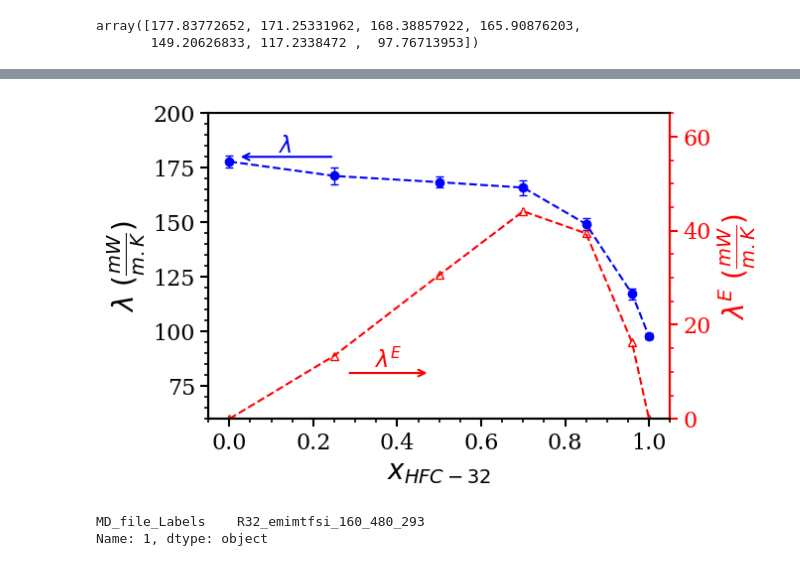
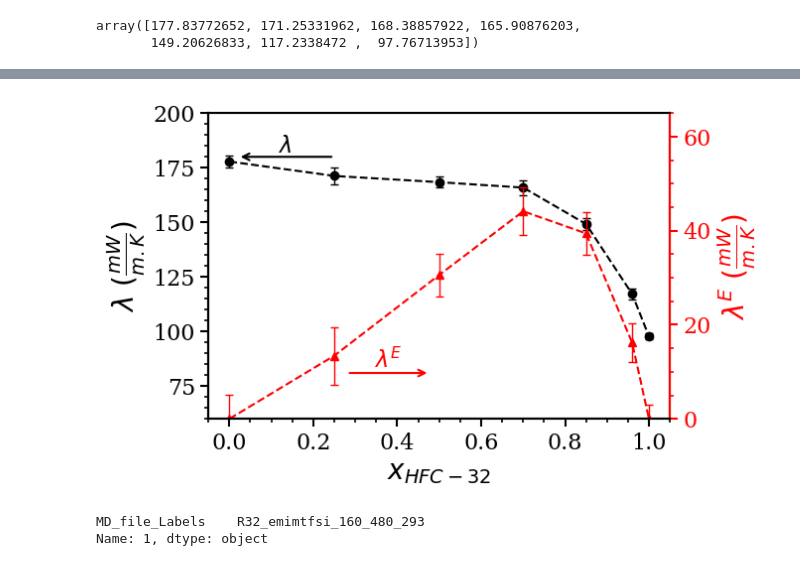
Before and after one commit to MaginnGroup/TC_Structure_ILHFC, a Jupyter notebook: Jupyter_Notebooks_and_DataSheet_Final_Plots/TC_Exp_MD_HFD.ipynb, the cells around one changed output, grey strips where cells are left out. Saved outputs shown, nothing was run; the diff lists cells and outputs as text; code cells hidden in the pictures.

```diff
--- a/Jupyter_Notebooks_and_DataSheet_Final_Plots/TC_Exp_MD_HFD.ipynb
+++ b/Jupyter_Notebooks_and_DataSheet_Final_Plots/TC_Exp_MD_HFD.ipynb
@@ -71,3 +71,13 @@ array([177.83772652, 171.25331962, 168.38857922, 165.90876203,
 def compute_excessTC(x_comp, TC_mix, TC_pureIL, TC_pureHFC):
     excessTC = TC_mix - (x_comp*TC_pureHFC + (1-x_comp)*TC_pureIL)
     return excessTC
+
+
+def compute_excessTC_volfrac_error(x_comp, TC_pureIL, TC_pureHFC, err_x_comp, err_TC_mix, err_TC_pureIL, err_TC_pureHFC):
+    err_excess_TC = err_TC_mix + np.abs(TC_pureIL - TC_pureHFC)*err_x_comp + x_comp*err_TC_pureHFC + np.abs(1-x_comp)*err_TC_pureIL
+    return err_excess_TC
+
+
+def compute_excessTC_molfrac_error(x_comp, TC_pureIL, TC_pureHFC, err_TC_mix, err_TC_pureIL, err_TC_pureHFC):
+    err_excess_TC = err_TC_mix + x_comp*err_TC_pureHFC + np.abs(1-x_comp)*err_TC_pureIL
+    return err_excess_TC
@@ -536,9 +809,10 @@ plt.rcParams.update({
 fig, ax1 = plt.subplots(figsize=(6, 4))
 
 MD_excessTC_R32_mol = compute_excessTC(MD_TC_comp_R32, MD_TC_val_R32, MD_TC_val_R32[0], MD_TC_val_R32[-1])
+MD_excessTC_R32_mol_err = compute_excessTC_molfrac_error(MD_TC_comp_R32, MD_TC_val_R32[0], MD_TC_val_R32[-1], \
+                                                            MD_TC_err_R32, MD_TC_err_R32[0], MD_TC_err_R32[-1])
 
-
-line1 = ax1.errorbar(MD_TC_comp_R32, MD_TC_val_R32, yerr = MD_TC_err_R32, fmt='o--', ecolor = 'blue', color='blue', elinewidth=1, capsize=3) #fmt='o',
+line1 = ax1.errorbar(MD_TC_comp_R32, MD_TC_val_R32, yerr = MD_TC_err_R32, fmt='o--', ecolor = 'black', color='black', elinewidth=1, capsize=3) #fmt='o',
 
 ax1.minorticks_on()
 
@@ -558,7 +832,7 @@ ax1.annotate(
     '',                           # arrow
     xy=(0.02, 180),               # arrow head (near the left axis)
     xytext=(0.25, 180),           # arrow tail (toward the curve)
-    arrowprops=dict(arrowstyle='->', lw=1.5, color='blue')
+    arrowprops=dict(arrowstyle='->', lw=1.5, color='black')
 )
 
 ax1.text(
@@ -567,14 +841,15 @@ ax1.text(
     ha='center',
     va='bottom',
     fontsize=16,
-    color='blue'
+    color='black'
 )
 
 
 ax2 = ax1.twinx()
 
-line2, = ax2.plot(MD_TC_comp_R32, MD_excessTC_R32_mol, ls='--' , color='red', marker="^", markerfacecolor='none', markeredgecolor='red') #fmt='o',
+#line2, = ax2.plot(MD_TC_comp_R32, MD_excessTC_R32_mol, ls='--' , color='red', marker="^", markerfacecolor='none', markeredgecolor='red') #fmt='o',
 #ax.legend(bbox_to_anchor=(0, 1.02, 1, 0.2), loc="lower left", mode="expand", ncol=3, fontsize=12.5)
+line2 = ax2.errorbar(MD_TC_comp_R32, MD_excessTC_R32_mol, yerr = MD_excessTC_R32_mol_err, fmt='^--', ecolor = 'red', color='red', elinewidth=1, capsize=3)
 
 
 
@@ -587,34 +862,34 @@ ax2.tick_params(axis='y', which='major',
 ax2.tick_params(axis='y', which='minor',
                 length=3, width=1.2,
                 colors='red')
 ax2.spines['right'].set_color('red')
 ax2.set_ylim(0, 65)
 
 
 
 ax2.annotate(
     '',
     xy=(0.48, 0.15),
     xytext=(0.30, 0.15),
     xycoords='axes fraction',
     textcoords='axes fraction',
     arrowprops=dict(arrowstyle='->', lw=1.5, color='red')
 )
 
 ax2.text(
     0.39, 0.15,
     r'$\lambda^E$',
     transform=ax2.transAxes,
     ha='center',
     va='bottom',
     fontsize=16,
     color='red'
 )
 
 
 plt.savefig("TC_vs_molfrac_R32_MD_New_TCexcess", dpi=300, bbox_inches='tight')
 # %% [output]
-[figure, old version]
+[figure, new version]
 # %%
 # plt.rcParams.update({
 #     "text.usetex": False, # Set to True if you have LaTeX installed
```
Also changed, not shown: parts of 12 cells of this notebook, 2 other files.
